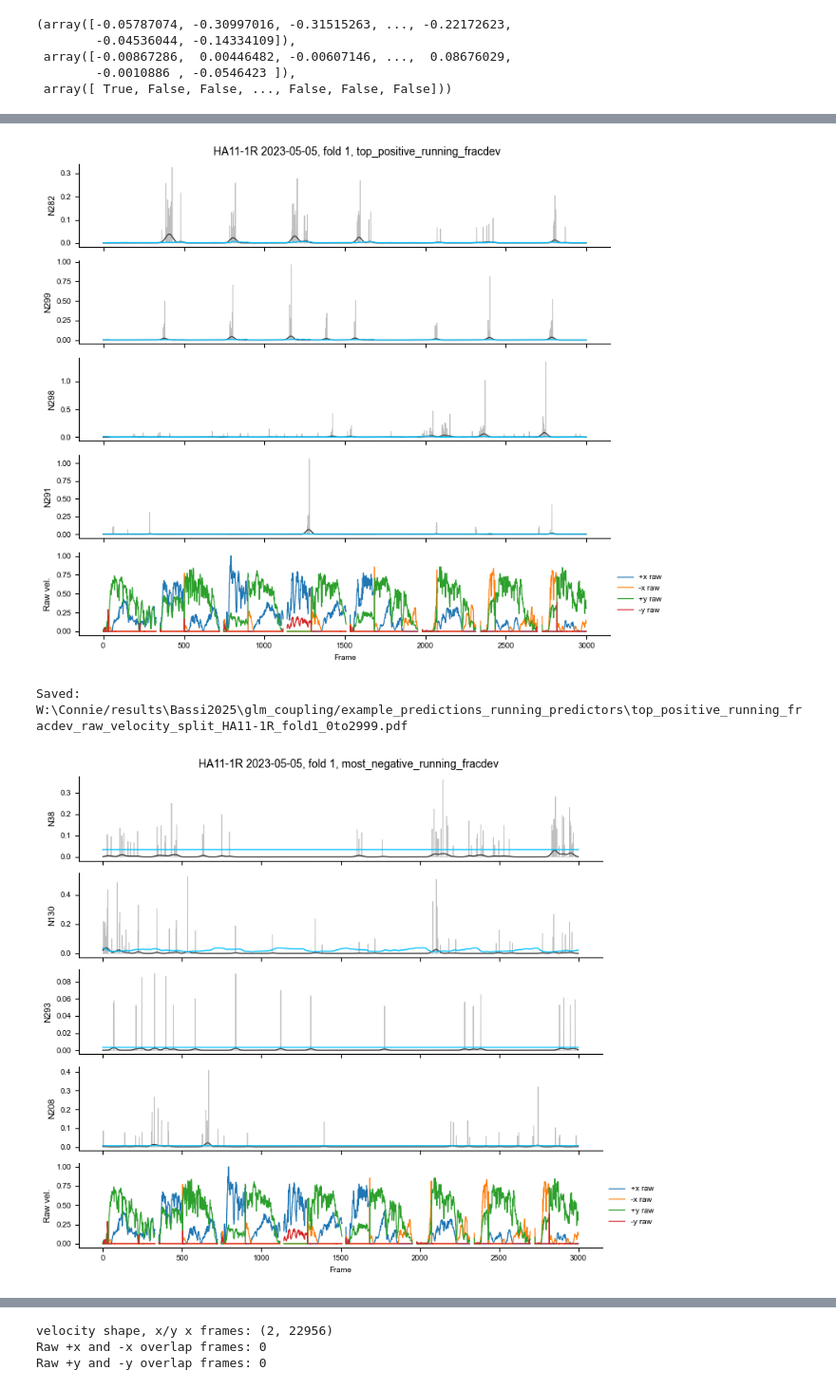
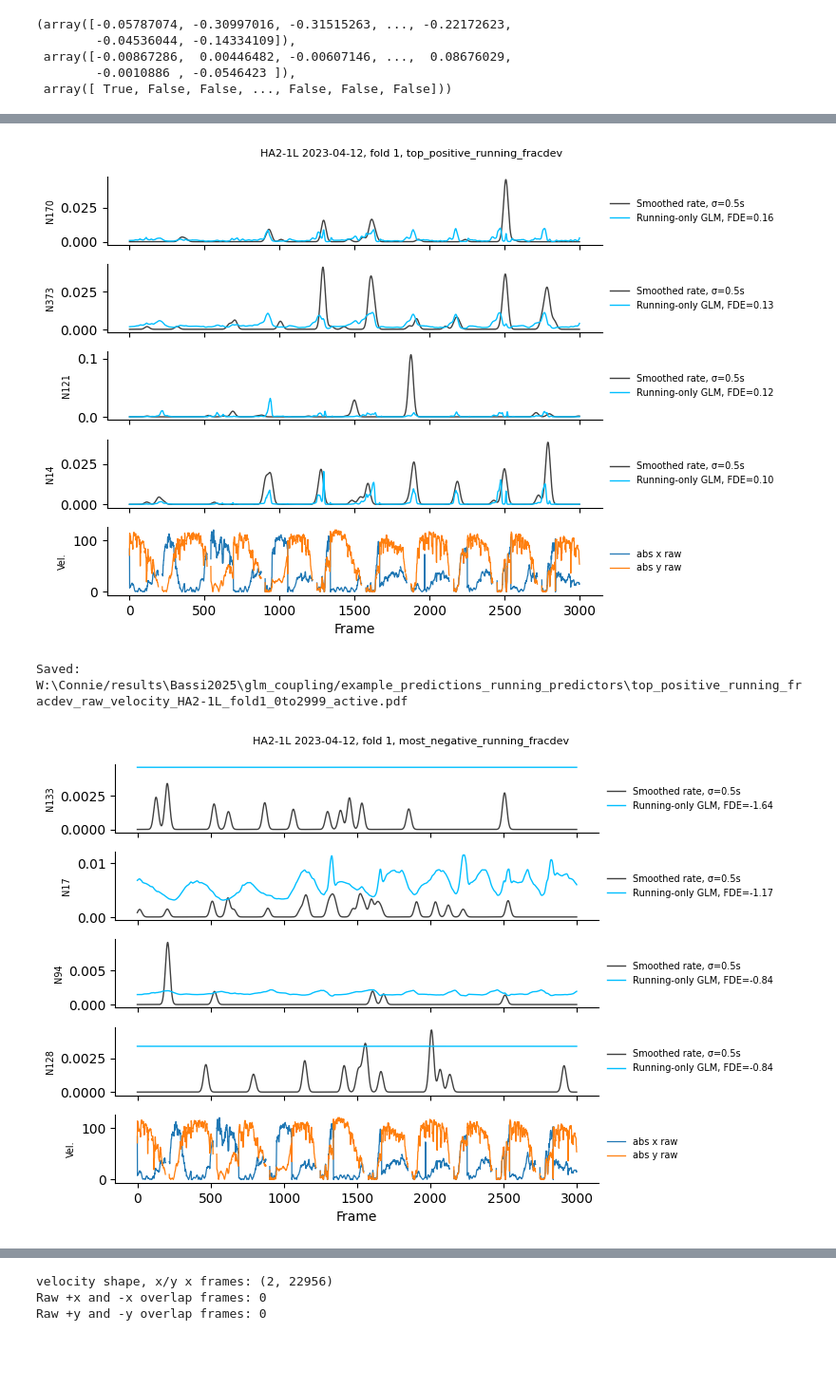
Before and after one commit to constanzabassi/GLM-analysis, a Jupyter notebook: notebooks/run_glm_encoding_analysis_running_models.ipynb, the cells around one changed output, grey strips where cells are left out. Shown at 95% size. Cells and saved outputs as stored; diff of their text form; code cells hidden in the pictures; blank space fills up the shorter version.

Commit message:
update GLM running predictor

```diff
--- a/notebooks/run_glm_encoding_analysis_running_models.ipynb
+++ b/notebooks/run_glm_encoding_analysis_running_models.ipynb
@@ -185,6 +185,12 @@ ValueError: all the input array dimensions for the concatenation axis must match
 # %%
 #align the data
 from utils.GLMPredictorProcessor import GLMPredictorProcessor as predictorpro  # or whatever name you choose
+
+results = results_pre
+model_types = 'GLM_running'  # List your model types / COMBINED
+no_abs = 1
+model_output_all = 'model_output_running_passive'
+
 _, _, _, _, _,celltype_array, neuron_groups, _ = data_handler.aggregate_model_data_from_results(results, no_abs,model_output_all_input = model_output_all)
 
 predictorfun = predictorpro(neuron_groups=neuron_groups)  # Initialize the class
@@ -200,11 +206,11 @@ _, aligned_behav_passive, _, alignment_frames_all_passive = predictorfun.load_an
 
 #align the neural data (active)
 aligned_neural_pred, aligned_velocity = predictorfun.align_model_outputs_across_folds(datasets, alignment_frames_all,results_pre, model_type = 'model_output_running_active')
-aligned_neural_true = predictorfun.align_model_outputs_across_folds(datasets, alignment_frames_all,results_pre, model_type = 'model_output_running_active', data_dir = 'VR_')
+aligned_neural_true, _ = predictorfun.align_model_outputs_across_folds(datasets, alignment_frames_all,results_pre, model_type = 'model_output_running_active', data_dir = 'VR_')
 
 #align the neural data (passive)
 aligned_neural_pred_passive, aligned_velocity_passive = predictorfun.align_model_outputs_across_folds(datasets, alignment_frames_all_passive,results_pre, model_type = 'model_output_running_passive')
-aligned_neural_true_passive = predictorfun.align_model_outputs_across_folds(datasets, alignment_frames_all_passive,results_pre, model_type = 'model_output_running_passive', data_dir = 'passive_')
+aligned_neural_true_passive, _ = predictorfun.align_model_outputs_across_folds(datasets, alignment_frames_all_passive,results_pre, model_type = 'model_output_running_passive', data_dir = 'passive_')
 # %% [output]
 HA11-1R_2023-05-05
 HA11-1R_2023-04-13
@@ -682,20 +875,24 @@ scatter_dev_active_passive_sound_sig(
 # %%
 #LOAD RUNNING PREDICTORS AND RESPONSE FOR EXAMPLE DATASET
 ### settings
-example_dataset = mouse_dates_keys[0]  # or set manually, e.g. 'HA11-1R_2023-05-05'
+example_dataset = mouse_dates_keys[2]  # or set manually, e.g. 'HA11-1R_2023-05-05'
 animalID, date = example_dataset.split('_')
 fold_number = 0
 model_type = 'GLM_running'
-running_trace_mode = "raw_velocity_split" #"raw_velocity" or "grouped_predictors"
-
+running_trace_mode = "raw_velocity_no_processing" #"raw_velocity_split" #"raw_velocity" or "grouped_predictors"
+current_context = "active"  # or "passive"
 ##load data
 save_directory = f'V:/Connie/ProcessedData/{animalID}/{date}/{model_type}/'
-path = os.path.join(save_directory, f"VR_{fold_number + 1}/test")
+if current_context == "active":
+    path = os.path.join(save_directory, f"VR_{fold_number + 1}/test")
+else:
+    path = os.path.join(save_directory, f"{current_context}_{fold_number + 1}/test")
 
 response_matrix = predictorfun.load_test_response(path)
 running_predictors = predictorfun.load_running_predictors(path)
 
-model_output = results_pre[example_dataset]["model_output_running_active"]
+model_output = results_pre[example_dataset][f"model_output_running_{current_context}"]
+
 fold_output = model_output[fold_number]
 y_pred = fold_output["y_pred"]
 frac_dev_expl = fold_output["frac_dev_expl"]
@@ -723,9 +920,10 @@ top_positive_neurons, negative_neurons = predictorfun.get_top_and_bottom_neurons
 supp_figure_dir = f'{save_results}/example_predictions_running_predictors'
 os.makedirs(supp_figure_dir, exist_ok=True)
 plot_windows = [(0,3000)]
+running_trace_mode = "raw_velocity" #"raw_velocity_split" #"raw_velocity" or "grouped_predictors"
 
 for frame_start, frame_end in plot_windows:
-    plotter.plot_running_glm_neuron_group(
+    plot_running_glm_neuron_group_test(
         neuron_ids=top_positive_neurons,
         frame_start=frame_start,
         frame_end=frame_end,
@@ -741,44 +939,46 @@ for frame_start, frame_end in plot_windows:
         model_type=model_type,
         fold_number=fold_number,
         label="top_positive_running_fracdev",
-        plot_real_activity = True #plot deconvolved or not
+        plot_real_activity = False,
+        save_string = current_context
     )
 
-    plotter.plot_running_glm_neuron_group(
+    plot_running_glm_neuron_group_test(
         neuron_ids=negative_neurons,
         frame_start=frame_start,
         frame_end=frame_end,
         response_matrix=response_matrix,
         y_pred=y_pred,
         frac_dev_expl=frac_dev_expl,
         running_trace_mode=running_trace_mode,
         running_group_summaries=running_group_summaries,
         velocity_display_traces=velocity_display_traces,
         supp_figure_dir=supp_figure_dir,
         animalID=animalID,
         date=date,
         model_type=model_type,
         fold_number=fold_number,
         label="most_negative_running_fracdev",
-        plot_real_activity = True #plot deconvolved or not
+        plot_real_activity = False,
+        save_string = current_context
     )
 
 plotter.plot_single_neuron_predictor_heatmap(
     neuron_idx=top_positive_neurons[0],
     frame_start=0,
     frame_end=5000,
     response_matrix=response_matrix,
     y_pred=y_pred,
     frac_dev_expl=frac_dev_expl,
     running_predictors=running_predictors,
     supp_figure_dir=supp_figure_dir,
     animalID=animalID,
     date=date,
     model_type=model_type,
     fold_number=fold_number,
     label="top_positive_running_fracdev",
 )
 # %% [output]
-[figure, old version]
+[figure, new version]
-Saved: W:\Connie/results\Bassi2025\glm_coupling/example_predictions_running_predictors\top_positive_running_fracdev_raw_velocity_split_HA11-1R_fold1_0to2999.pdf
+Saved: W:\Connie/results\Bassi2025\glm_coupling/example_predictions_running_predictors\top_positive_running_fracdev_raw_velocity_HA2-1L_fold1_0to2999_active.pdf
-[figure, old version]
+[figure, new version]
```
Also changed, not shown: parts of 12 cells of this notebook, 4 other files.
